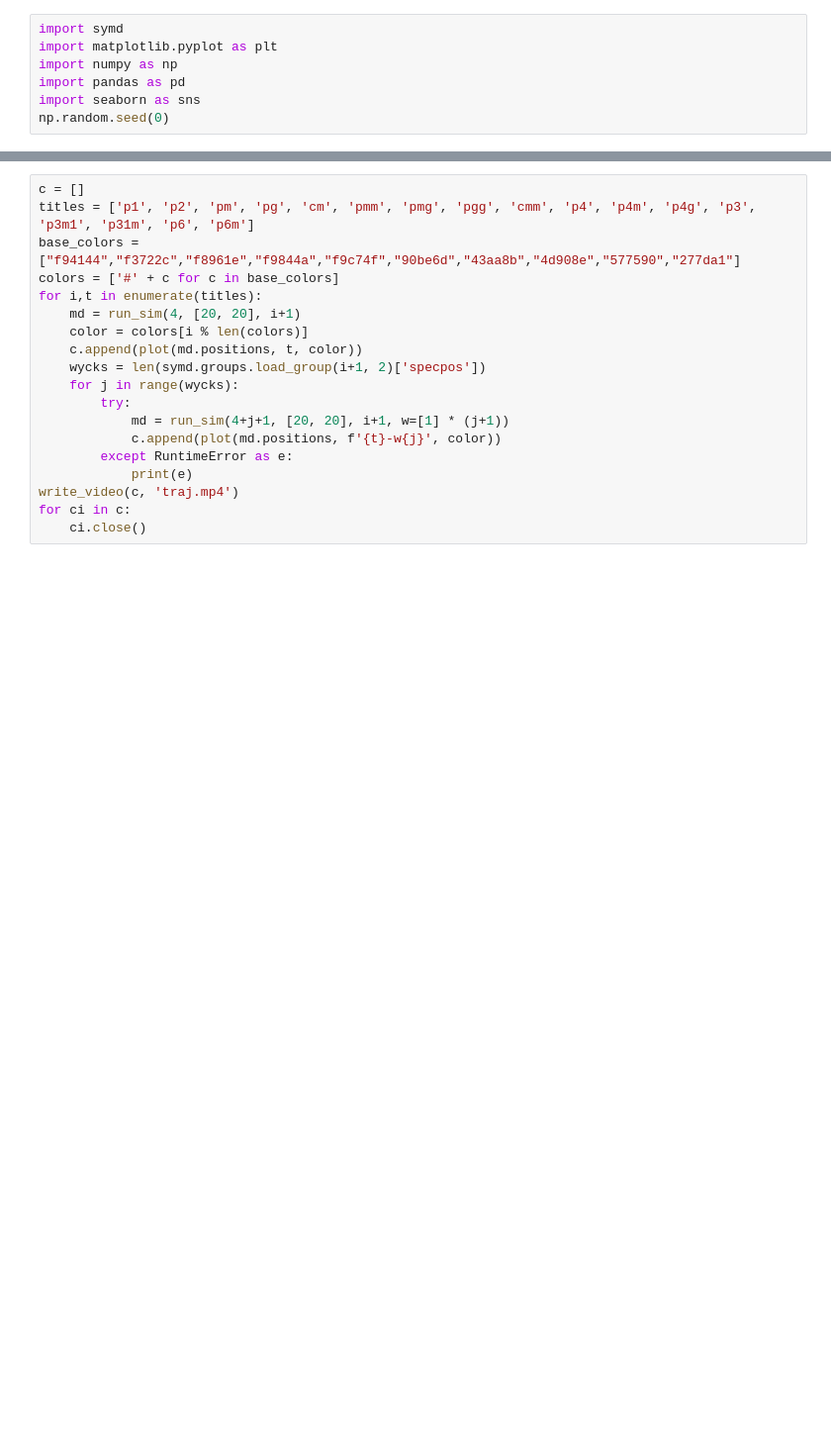
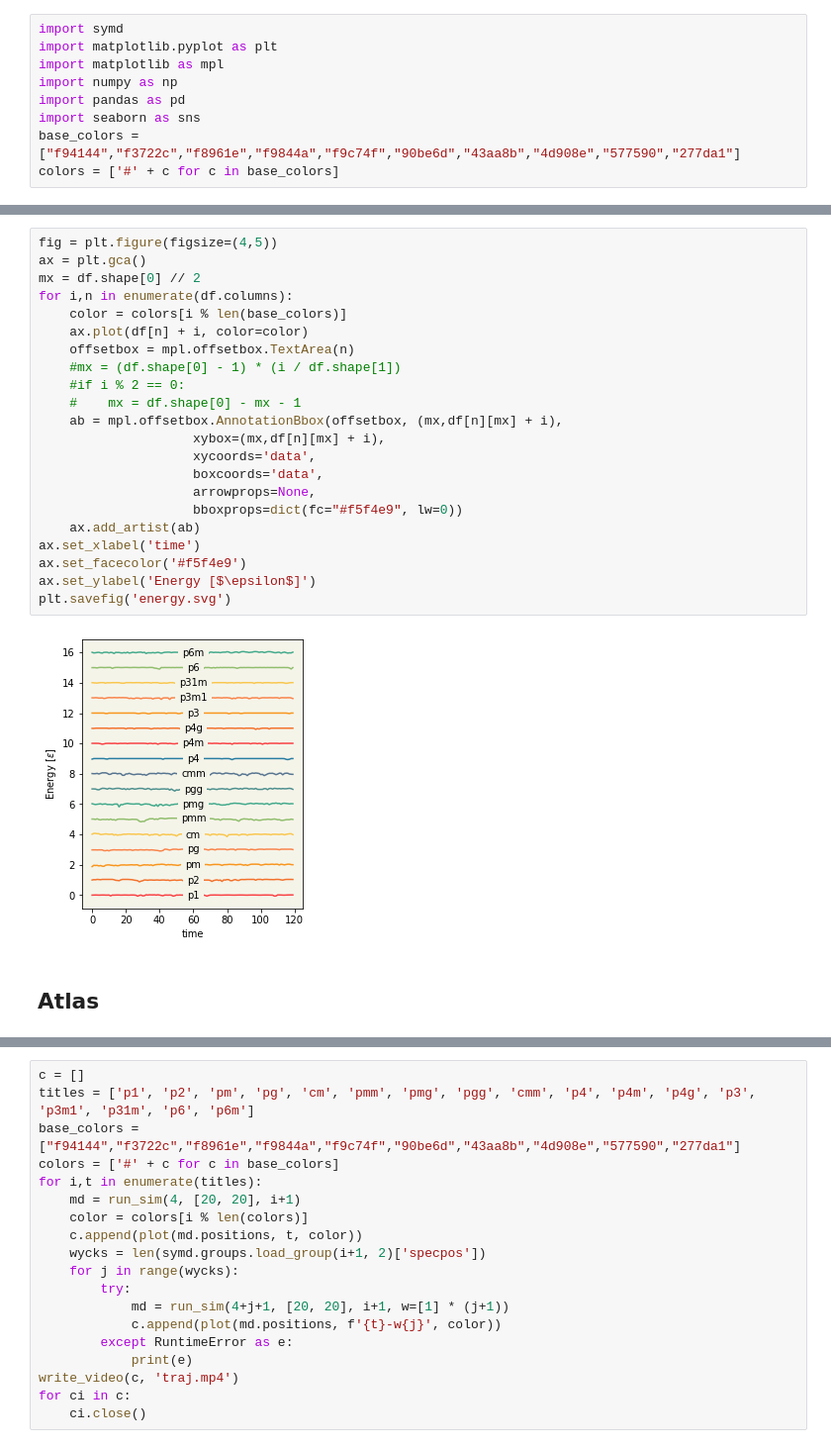
Before and after one commit to whitead/symd, a Jupyter notebook: notebooks/Sims.ipynb, the cells around one changed output, grey strips where cells are left out. Shown at 99% size. Drawn from its saved outputs; the diff is of its cells as text; blank space fills up the shorter version.

```diff
--- a/notebooks/Sims.ipynb
+++ b/notebooks/Sims.ipynb
@@ -1,7 +1,9 @@
 # %%
 import symd
 import matplotlib.pyplot as plt
+import matplotlib as mpl
 import numpy as np
 import pandas as pd
 import seaborn as sns
-np.random.seed(0)
+base_colors = ["f94144","f3722c","f8961e","f9844a","f9c74f","90be6d","43aa8b","4d908e","577590","277da1"]
+colors = ['#' + c for c in base_colors]
@@ -108,0 +81,26 @@ sns.relplot(data=df, kind="line", dashes=False, palette="twilight", alpha=0.5)
+# %%
+fig = plt.figure(figsize=(4,5))
+ax = plt.gca()
+mx = df.shape[0] // 2
+for i,n in enumerate(df.columns):
+    color = colors[i % len(base_colors)]
+    ax.plot(df[n] + i, color=color)
+    offsetbox = mpl.offsetbox.TextArea(n)
+    #mx = (df.shape[0] - 1) * (i / df.shape[1])
+    #if i % 2 == 0:
+    #    mx = df.shape[0] - mx - 1
+    ab = mpl.offsetbox.AnnotationBbox(offsetbox, (mx,df[n][mx] + i),
+                    xybox=(mx,df[n][mx] + i),
+                    xycoords='data',
+                    boxcoords='data',
+                    arrowprops=None,
+                    bboxprops=dict(fc="#f5f4e9", lw=0))
+    ax.add_artist(ab)
+ax.set_xlabel('time')
+ax.set_facecolor('#f5f4e9')
+ax.set_ylabel('Energy [$\epsilon$]')
+plt.savefig('energy.svg')
+# %% [output]
+[figure, added]
+# %% [markdown]
+## Atlas
```
Also changed, not shown: parts of 14 cells of this notebook, 1 other file.
